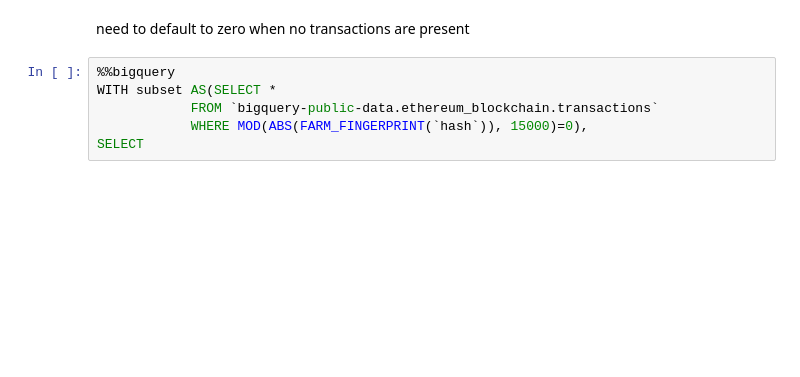
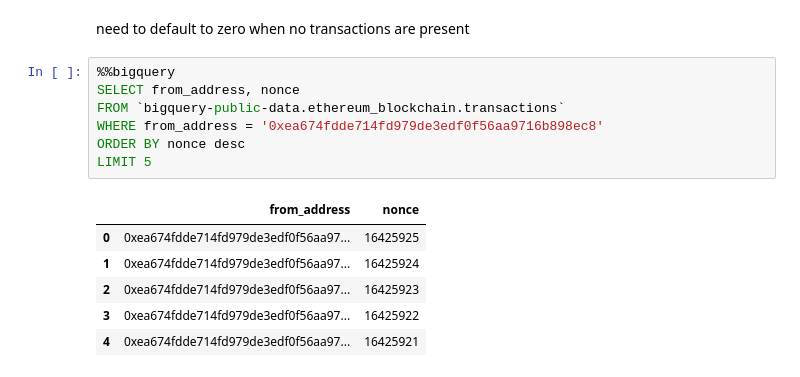
Before and after one commit to willprice221/ethereum_clustering, a Jupyter notebook: eda/eda.ipynb, the cells around one changed output. Cells and saved outputs as stored; diff of their text form; blank space fills up the shorter version.

```diff
--- a/eda/eda.ipynb
+++ b/eda/eda.ipynb
@@ -153,7 +138,15 @@ LIMIT 50
 need to default to zero when no transactions are present
 # %%
 %%bigquery
-WITH subset AS(SELECT *
-            FROM `bigquery-public-data.ethereum_blockchain.transactions`
-            WHERE MOD(ABS(FARM_FINGERPRINT(`hash`)), 15000)=0),
-SELECT
+SELECT from_address, nonce
+FROM `bigquery-public-data.ethereum_blockchain.transactions`
+WHERE from_address = '0xea674fdde714fd979de3edf0f56aa9716b898ec8'
+ORDER BY nonce desc
+LIMIT 5
+# %% [output]
+|  | from_address | nonce |
+| 0 | 0xea674fdde714fd979de3edf0f56aa97... | 16425925 |
+| 1 | 0xea674fdde714fd979de3edf0f56aa97... | 16425924 |
+| 2 | 0xea674fdde714fd979de3edf0f56aa97... | 16425923 |
+| 3 | 0xea674fdde714fd979de3edf0f56aa97... | 16425922 |
+| 4 | 0xea674fdde714fd979de3edf0f56aa97... | 16425921 |
```
Also changed, not shown: parts of 4 cells of this notebook, 2 other files.
